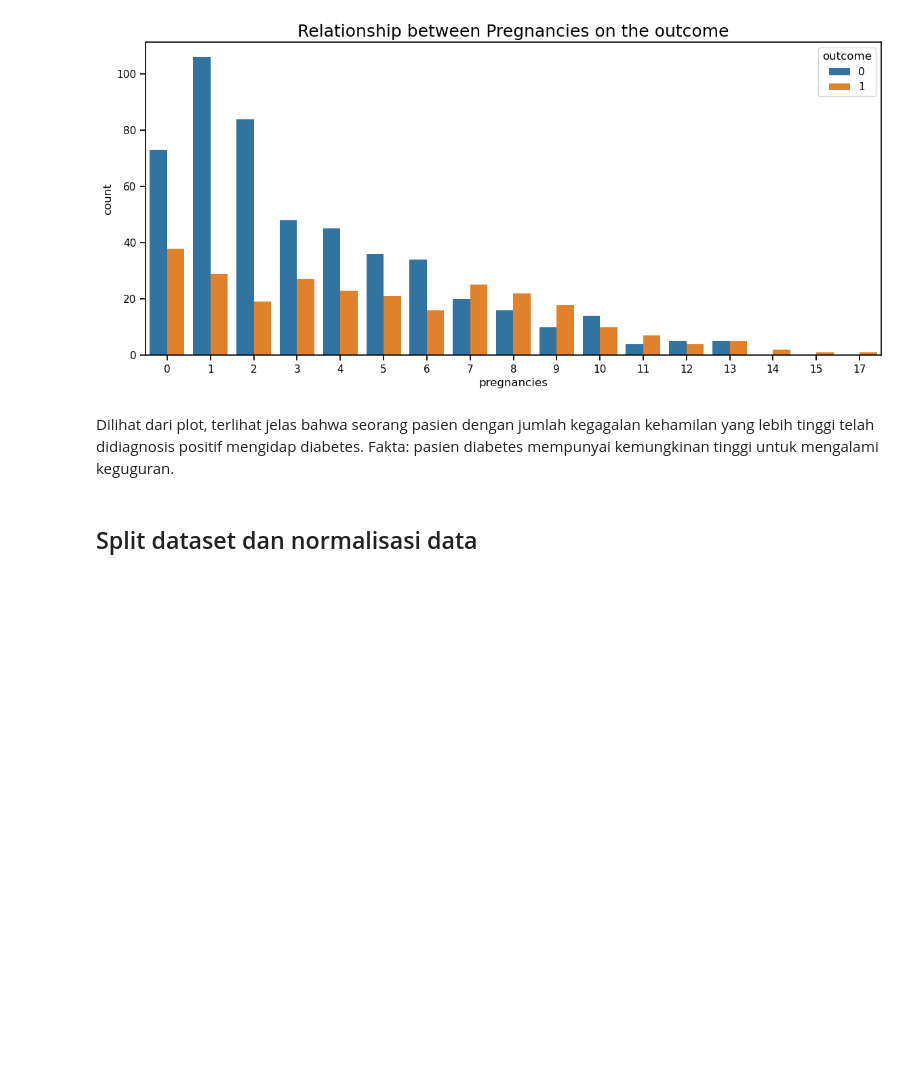
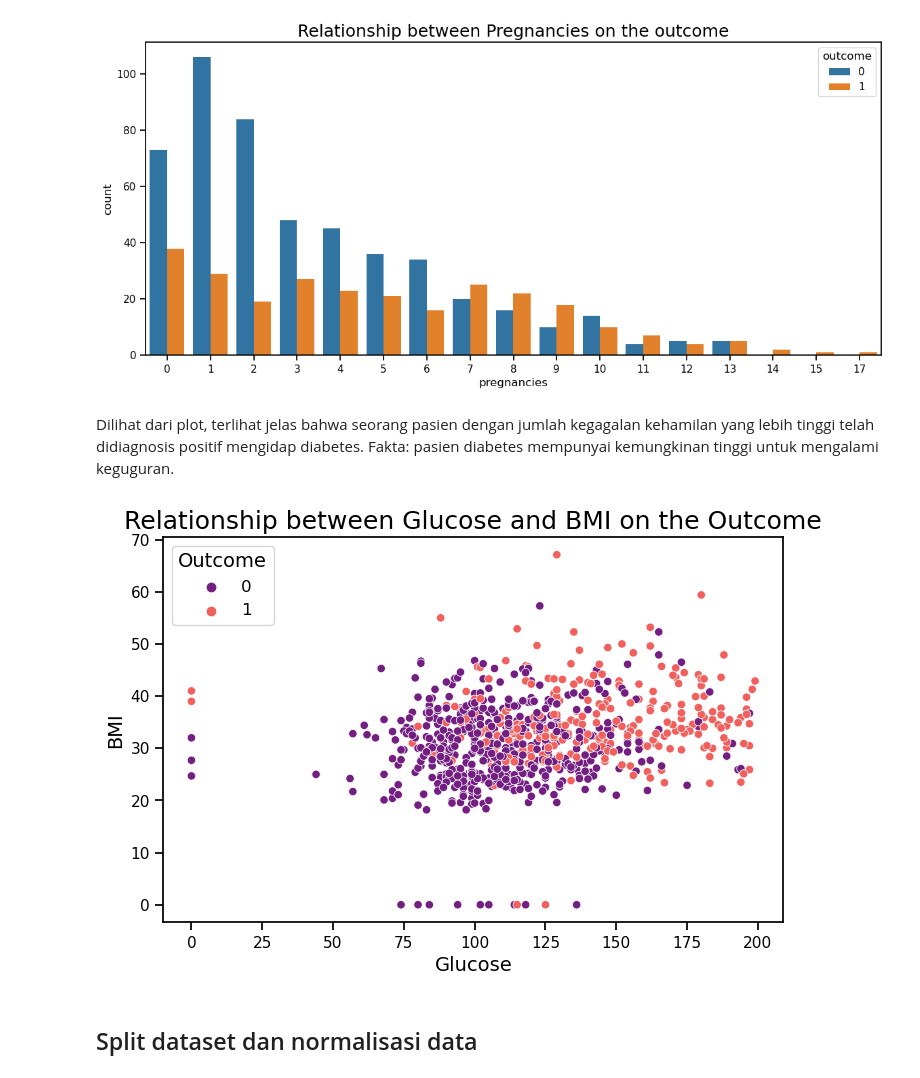
Before and after one commit to Ivan027void/Tugas-2-ML, a Jupyter notebook: 21080107010027_SVM.ipynb, the cells around one changed output. Saved outputs shown, nothing was run; the diff lists cells and outputs as text; code cells hidden in the pictures; blank space fills up the shorter version.

```diff
--- a/21080107010027_SVM.ipynb
+++ b/21080107010027_SVM.ipynb
@@ -211,6 +211,17 @@ Text(0.5, 1.0, 'Relationship between Pregnancies on the outcome')
 # %% [markdown]
 Dilihat dari plot, terlihat jelas bahwa seorang pasien dengan jumlah kegagalan kehamilan yang lebih tinggi telah didiagnosis positif mengidap diabetes.
 Fakta: pasien diabetes mempunyai kemungkinan tinggi untuk mengalami keguguran.
+# %%
+# plot glucose and bmi scatter with outcome hue
+plt.figure(figsize=(8, 5))
+sns.scatterplot(x='glucose', y='bmi', data=diabetes, hue='outcome', palette='magma')
+plt.title('Relationship between Glucose and BMI on the Outcome', fontsize=18, loc='center')
+plt.xlabel('Glucose', fontsize=14)
+plt.ylabel('BMI', fontsize=14)
+plt.legend(title='Outcome', fontsize=12, title_fontsize='14')
+plt.show()
+# %% [output]
+[figure, added]
 # %% [markdown]
 ## Split dataset dan normalisasi data
 # %%
```
Also changed, not shown: parts of 5 cells of this notebook.
